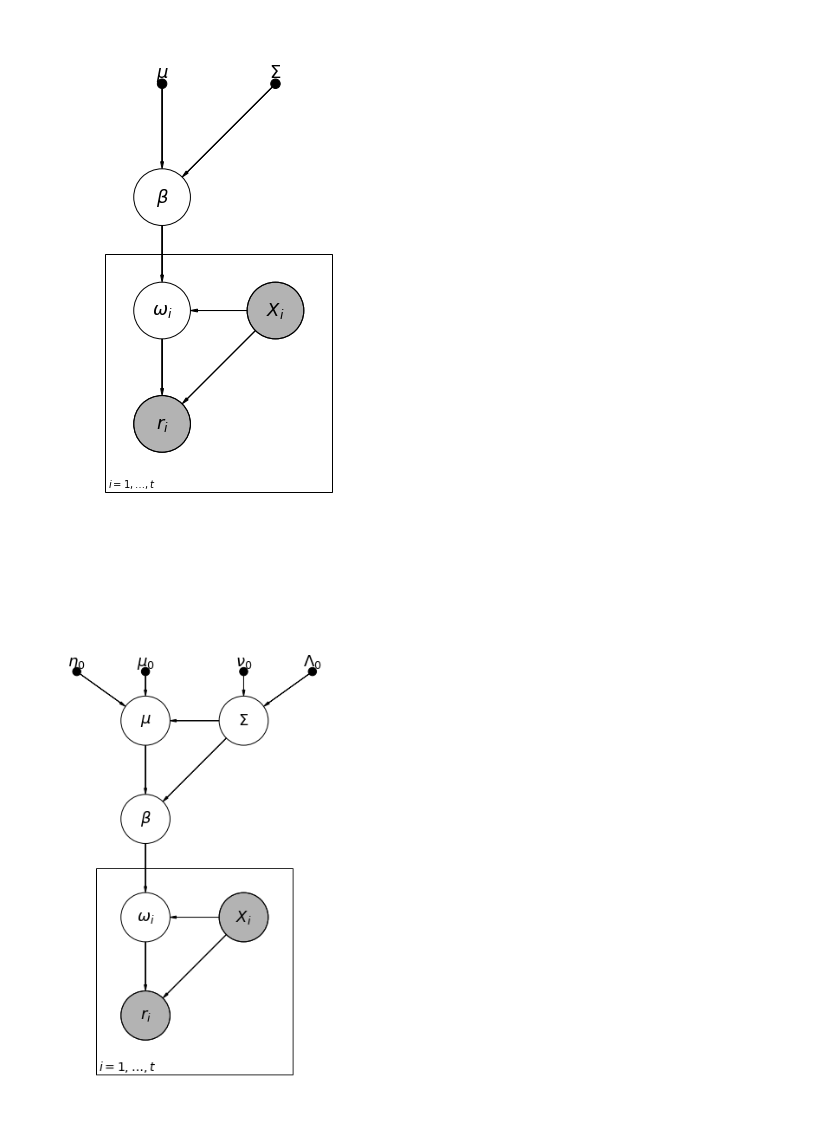
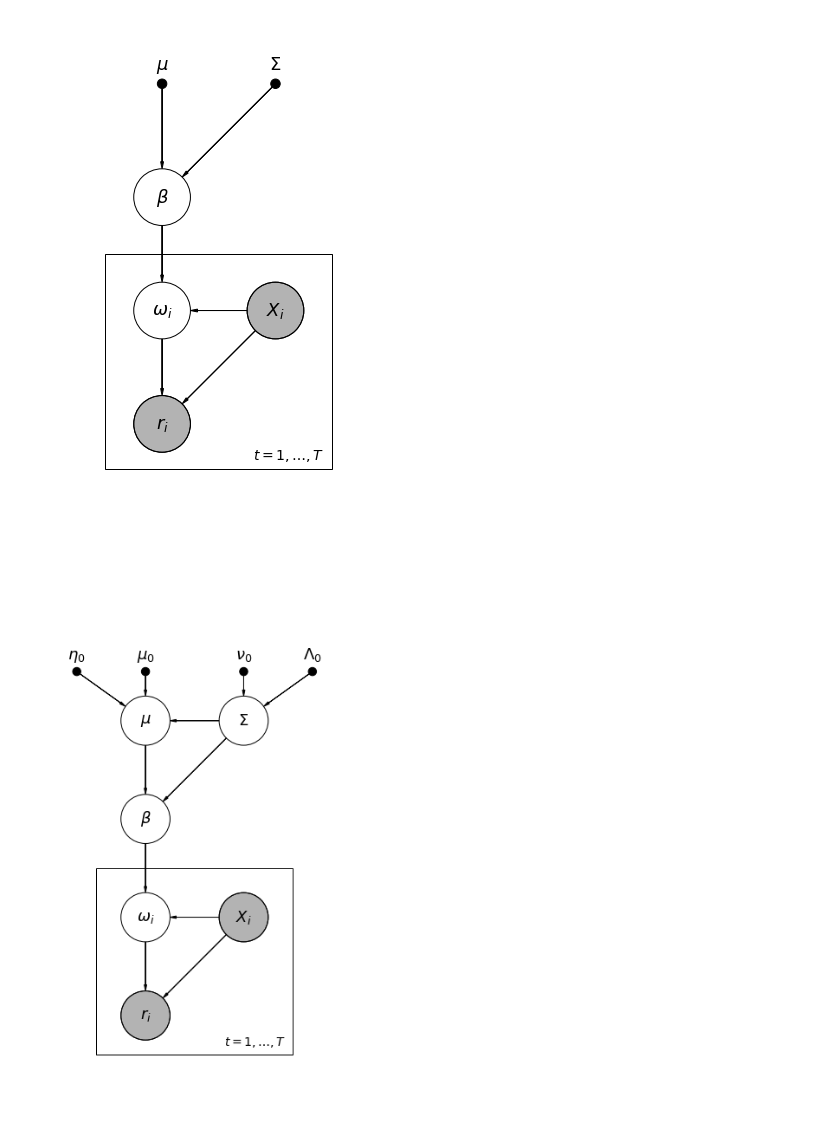
Before and after one commit to banditry/banditry, a Jupyter notebook: notebooks/plate-diagrams.ipynb, the cells around one changed output. Drawn from its saved outputs; the diff is of its cells as text; code cells hidden in the pictures.

```diff
--- a/notebooks/plate-diagrams.ipynb
+++ b/notebooks/plate-diagrams.ipynb
@@ -47,16 +46,18 @@ pgm.render();
 pgm = daft.PGM(shape=[3.5, 4.5], origin=[0, 0], grid_unit=4,
                label_params={'fontsize':18}, observed_style='shaded')
 
-pgm.add_node(daft.Node("mu", r"$\mu$", 1, 4, scale=2, fixed=True))
-pgm.add_node(daft.Node("Sigma", r"$\Sigma$", 2, 4, scale=2, fixed=True))
+# Hyperparameters
+pgm.add_node(daft.Node("mu", r"$\mu$", 1, 4, scale=2, fixed=True, offset=(0, 8)))
+pgm.add_node(daft.Node("Sigma", r"$\Sigma$", 2, 4, scale=2, fixed=True, offset=(0, 8)))
+
+# Parameters
 pgm.add_node(daft.Node("beta", r"$\beta$", 1, 3, scale=2))
 pgm.add_node(daft.Node("X", r"$X_i$", 2, 2, scale=2, observed=True))
 pgm.add_node(daft.Node("omega", r"$\omega_i$", 1, 2, scale=2, observed=False))
 pgm.add_node(daft.Node("r", r"$r_i$", 1, 1, scale=2, observed=True))
 
-daft.Plate
-pgm.add_plate(daft.Plate([0.5, 0.5, 2, 2.], shift=-0.1))
-pgm._ctx.ax().annotate(r"$i = 1, \ldots, t$", [2.1, 1.75])
+pgm.add_plate(daft.Plate([0.5, 0.7, 2, 1.8], shift=-0.1))
+pgm._ctx.ax().annotate(r"$t = 1, \ldots, T$", [7.2, 2.75], fontsize=14)
 
 pgm.add_edge("mu", "beta")
 pgm.add_edge("Sigma", "beta")
@@ -68,46 +69,45 @@ pgm.add_edge("omega", "r")
 pgm.render();
 # pgm.figure.savefig("images/pg-logistic-response-model-pgm.png", dpi=300)
 # %% [output]
-[figure, old version]
+[figure, new version]
 # %%
 pgm = daft.PGM(shape=[3.5, 5.5], origin=[0, 0], grid_unit=4,
                label_params={'fontsize':18}, observed_style='shaded')
 
 # Hyperparameters
-pgm.add_node(daft.Node("Lambda", r"$\Lambda_0$", 2.7, 4.5, scale=2, fixed=True))
-pgm.add_node(daft.Node("nu", r"$\nu_0$", 2, 4.5, scale=2, fixed=True))
-pgm.add_node(daft.Node("mu0", r"$\mu_0$", 1, 4.5, scale=2, fixed=True))
-pgm.add_node(daft.Node("eta0", r"$\eta_0$", 0.3, 4.5, scale=2, fixed=True))
+pgm.add_node(daft.Node("Lambda", r"$\Lambda_0$", 2.7, 4.5, scale=2, fixed=True, offset=(0, 8)))
+pgm.add_node(daft.Node("nu", r"$\nu_0$", 2, 4.5, scale=2, fixed=True, offset=(0, 8)))
+pgm.add_node(daft.Node("mu0", r"$\mu_0$", 1, 4.5, scale=2, fixed=True, offset=(0, 8)))
+pgm.add_node(daft.Node("eta0", r"$\eta_0$", 0.3, 4.5, scale=2, fixed=True, offset=(0, 8)))
 
 # Parameters
 pgm.add_node(daft.Node("mu", r"$\mu$", 1, 4, scale=2))
 pgm.add_node(daft.Node("Sigma", r"$\Sigma$", 2, 4, scale=2))
 pgm.add_node(daft.Node("beta", r"$\beta$", 1, 3, scale=2))
 pgm.add_node(daft.Node("X", r"$X_i$", 2, 2, scale=2, observed=True))
 pgm.add_node(daft.Node("omega", r"$\omega_i$", 1, 2, scale=2, observed=False))
 pgm.add_node(daft.Node("r", r"$r_i$", 1, 1, scale=2, observed=True))
 
 # Data instance plate
-daft.Plate
-pgm.add_plate(daft.Plate([0.5, 0.5, 2, 2.], shift=-0.1))
-pgm._ctx.ax().annotate(r"$i = 1, \ldots, t$", [2.1, 1.75], fontsize=14)
+pgm.add_plate(daft.Plate([0.5, 0.7, 2., 1.8], shift=-0.1))
+pgm._ctx.ax().annotate(r"$t = 1, \ldots, T$", [7.2, 2.75], fontsize=14)
 
 pgm.add_edge("Lambda", "Sigma")
 pgm.add_edge("nu", "Sigma")
 pgm.add_edge("mu0", "mu")
 pgm.add_edge("eta0", "mu")
 pgm.add_edge("mu", "beta")
 pgm.add_edge("Sigma", "beta")
 pgm.add_edge("Sigma", "mu")
 pgm.add_edge("beta", "omega")
 pgm.add_edge("X", "omega")
 pgm.add_edge("X", "r")
 pgm.add_edge("omega", "r")
 
 pgm.render();
 # pgm.figure.savefig("images/niw-pg-logistic-response-model-pgm.png", dpi=300)
 # %% [output]
-[figure, old version]
+[figure, new version]
 # %%
 pgm = daft.PGM(shape=[3.5, 5.5], origin=[0, 0], grid_unit=4,
                label_params={'fontsize':18}, observed_style='shaded')
```
Also changed, not shown: parts of 4 cells of this notebook.
